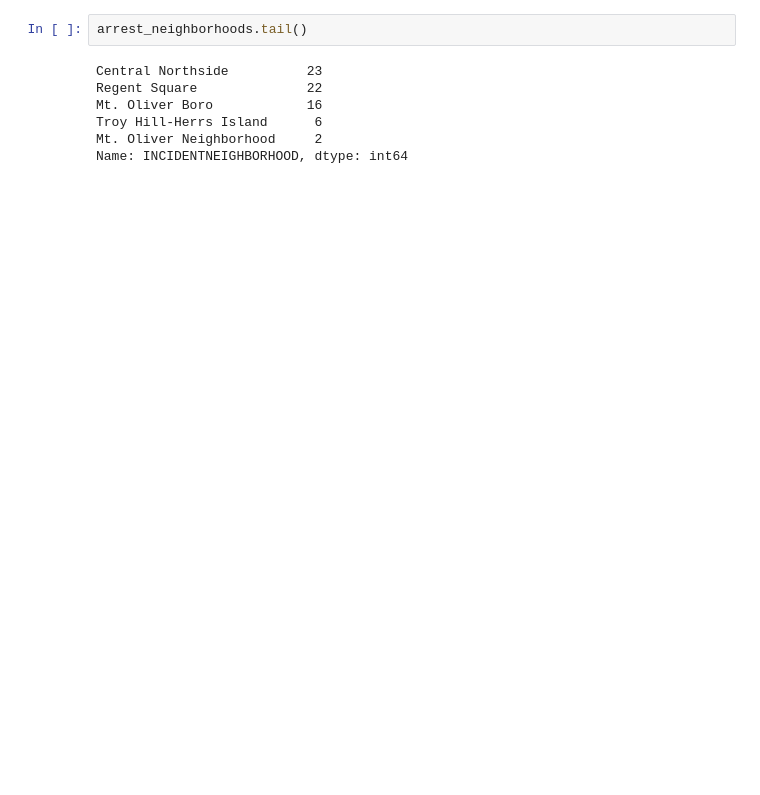
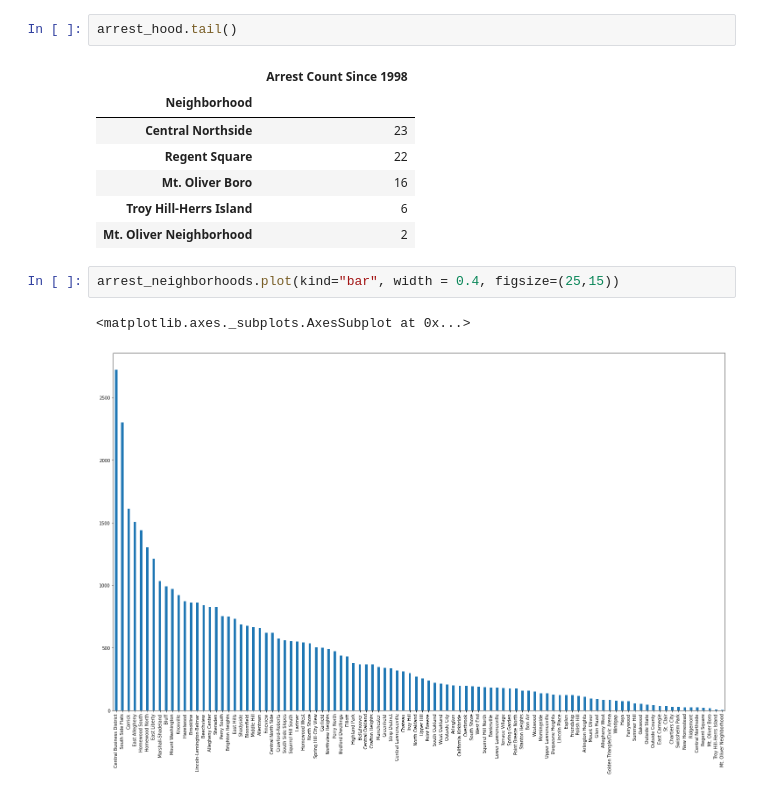
Before and after one commit to rainieracierto/FinalProject, a Jupyter notebook: Rainier Acierto.ipynb, the cells around one changed output. Drawn from its saved outputs; the diff is of its cells as text; blank space fills up the shorter version.

```diff
--- a/Rainier Acierto.ipynb
+++ b/Rainier Acierto.ipynb
@@ -25,9 +23,15 @@ Name: INCIDENTNEIGHBORHOOD, Length: 98, dtype: int64
 # %%
-arrest_neighborhoods.tail()
+arrest_hood.tail()
 # %% [output]
-Central Northside          23
-Regent Square              22
-Mt. Oliver Boro            16
-Troy Hill-Herrs Island      6
-Mt. Oliver Neighborhood     2
-Name: INCIDENTNEIGHBORHOOD, dtype: int64
+|  | Arrest Count Since 1998 |
+| Neighborhood |  |
+| Central Northside | 23 |
+| Regent Square | 22 |
+| Mt. Oliver Boro | 16 |
+| Troy Hill-Herrs Island | 6 |
+| Mt. Oliver Neighborhood | 2 |
+# %%
+arrest_neighborhoods.plot(kind="bar", width = 0.4, figsize=(25,15))
+# %% [output]
+<matplotlib.axes._subplots.AxesSubplot at 0x...>
+[figure, added]
```
Also changed, not shown: parts of 4 cells of this notebook, 2 other files.
